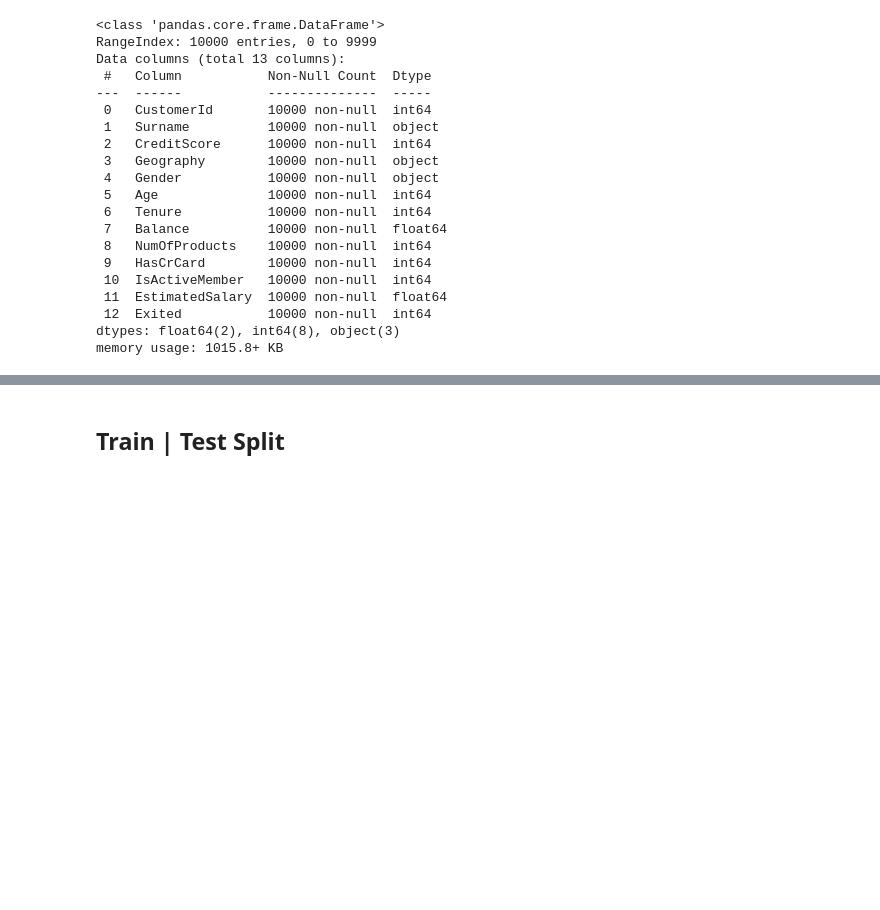
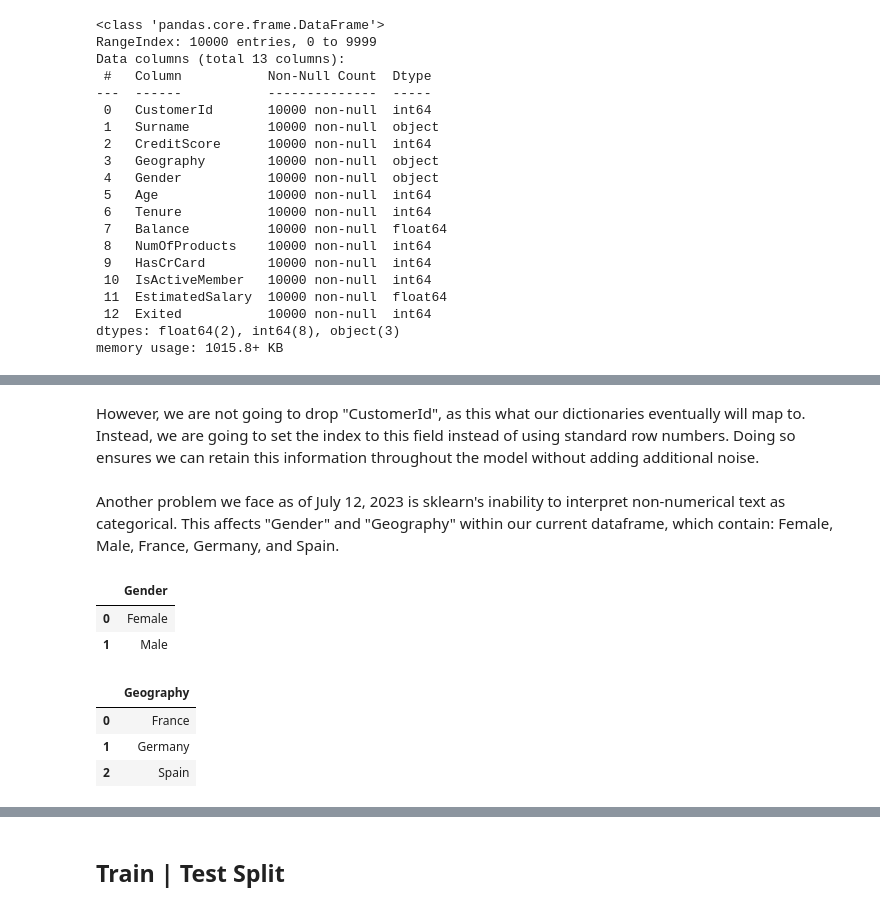
Before and after one commit to colefairbanks/trees-clientchurn, a Jupyter notebook: client-churn-trees.ipynb, the cells around one changed output, grey strips where cells are left out. Saved outputs shown, nothing was run; the diff lists cells and outputs as text; code cells hidden in the pictures; blank space fills up the shorter version.

```diff
--- a/client-churn-trees.ipynb
+++ b/client-churn-trees.ipynb
@@ -90,2 +100,6 @@ memory usage: 1015.8+ KB
 # %%
 df['Email'] = df['Surname'].str.lower() + '@gmail.com'
+# %%
+df['Phone'] = [random.randint(100000000, 999999999) for i in range(10000)]
+df['Phone'] = df['Phone'].astype(str)
+df['Phone'] = df['Phone'].str[:3] + '-' + df['Phone'].str[3:6] + '-' + df['Phone'].str[6:]
@@ -95,4 +114,21 @@ surname_dict = df[['CustomerId', 'Surname']].set_index('CustomerId')['Surname'].
+# %%
+df.drop(['Surname', 'Email', 'Phone'], axis=1, inplace=True)
+# %% [markdown]
+However, we are not going to drop "CustomerId", as this what our dictionaries eventually will map to.  Instead, we are going to set the index to this field instead of using standard row numbers.  Doing so ensures we can retain this information throughout the model without adding additional noise.
 # %%
 df = df.set_index('CustomerId')
-# %%
-df.drop(['Surname', 'Email'], axis=1, inplace=True)
+# %% [markdown]
+Another problem we face as of July 12, 2023 is sklearn's inability to interpret non-numerical text as categorical.  This affects "Gender" and "Geography" within our current dataframe, which contain: Female, Male, France, Germany, and Spain.
+# %%
+df.groupby(['Gender'], as_index=False).count()[['Gender']]
+# %% [output]
+|  | Gender |
+| 0 | Female |
+| 1 | Male |
+# %%
+df.groupby(['Geography'], as_index=False).count()[['Geography']]
+# %% [output]
+|  | Geography |
+| 0 | France |
+| 1 | Germany |
+| 2 | Spain |
```
Also changed, not shown: parts of 21 cells of this notebook.
